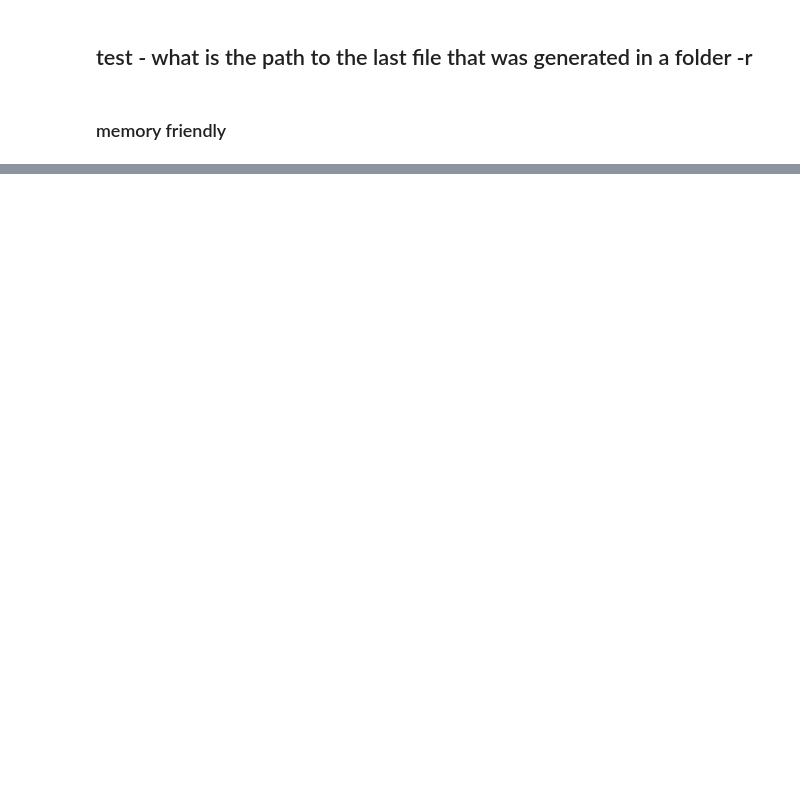
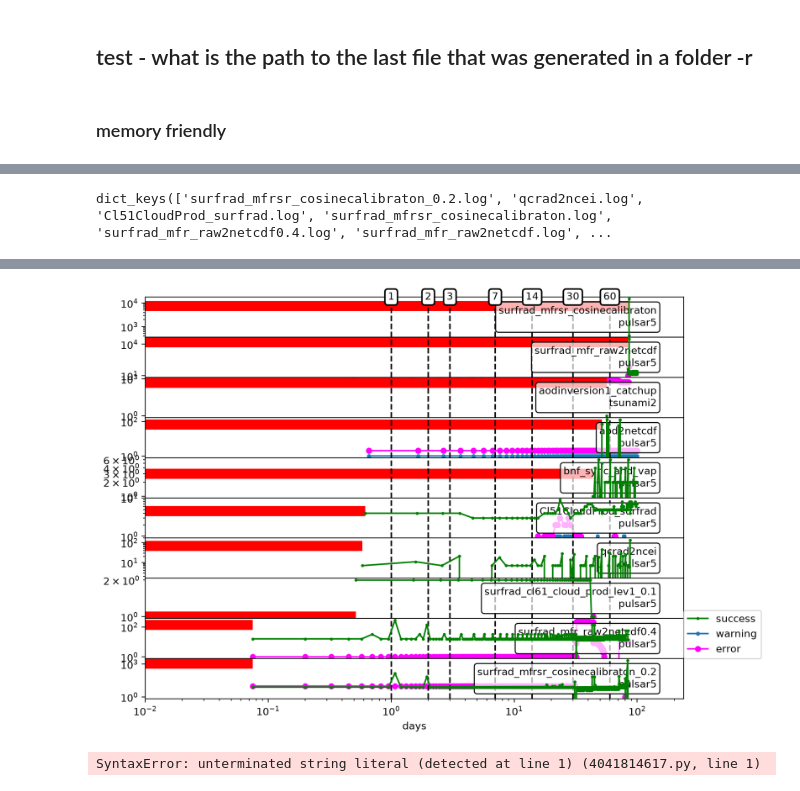
Before and after one commit to hagne/SURFRAD, a Jupyter notebook: notebooks/production/automations.ipynb, the cells around one changed output, grey strips where cells are left out. Saved outputs shown, nothing was run; the diff lists cells and outputs as text; code cells hidden in the pictures; blank space fills up the shorter version.

```diff
--- a/notebooks/production/automations.ipynb
+++ b/notebooks/production/automations.ipynb
@@ -243,0 +367,6 @@ bla.st_ctime
+# %%
+stat = prodst.load_logs(nodays = 100,
+                       path2logs='/Volumes/HOME/.processlogs/')
+# pl.Path('/home/grad/htelg/.processlogs/aodinversion1.log').unlink()
+assert(len(stat.log) != 0), 'did not found anything ... is the drive mounted?'
+pd.Timestamp.now()
@@ -243,0 +385,29 @@ bla.st_ctime
+# %%
+stat.log.keys()
+# %% [output]
+dict_keys(['surfrad_mfrsr_cosinecalibraton_0.2.log', 'qcrad2ncei.log', 'Cl51CloudProd_surfrad.log', 'surfrad_mfrsr_cosinecalibraton.log', 'surfrad_mfr_raw2netcdf0.4.log', 'surfrad_mfr_raw2netcdf.log', ...
+# %%
+plt.rcParams['figure.dpi'] = 200
+# %%
+f,aa,leg = stat.plot_time_delta()
+f.set_figheight(f.get_figheight() * 1.5)
+f.set_figwidth(f.get_figwidth() * 1.5)
+if 1:
+    for a in aa:
+        g = a.get_lines()[0] #success
+        # g.set_color('black')
+        g.set_zorder(100)
+        # g.set_markerfacecolor('None')
+        g.set_markersize(4)
+
+        g = a.get_lines()[2] #error
+        g.set_markersize(10)
+        g.set_color('magenta')
+        a.set_yscale('log')
+        # a.set_xlim(left = 0.001)
+        # a.set_ylim(bottom = 0.01)
+
+    a.legend(loc = (1,1))
+a.set_xlim(left = 0.01)
+pd.Timestamp.now()
+# %% [output]
@@ -243,0 +415,5 @@ bla.st_ctime
+[figure, added]
+# %%
+assert(False), 'stoooooop!"
+# %% [output]
+SyntaxError: unterminated string literal (detected at line 1) (4041814617.py, line 1)
```
Also changed, not shown: parts of 38 cells of this notebook, 12 other files.
